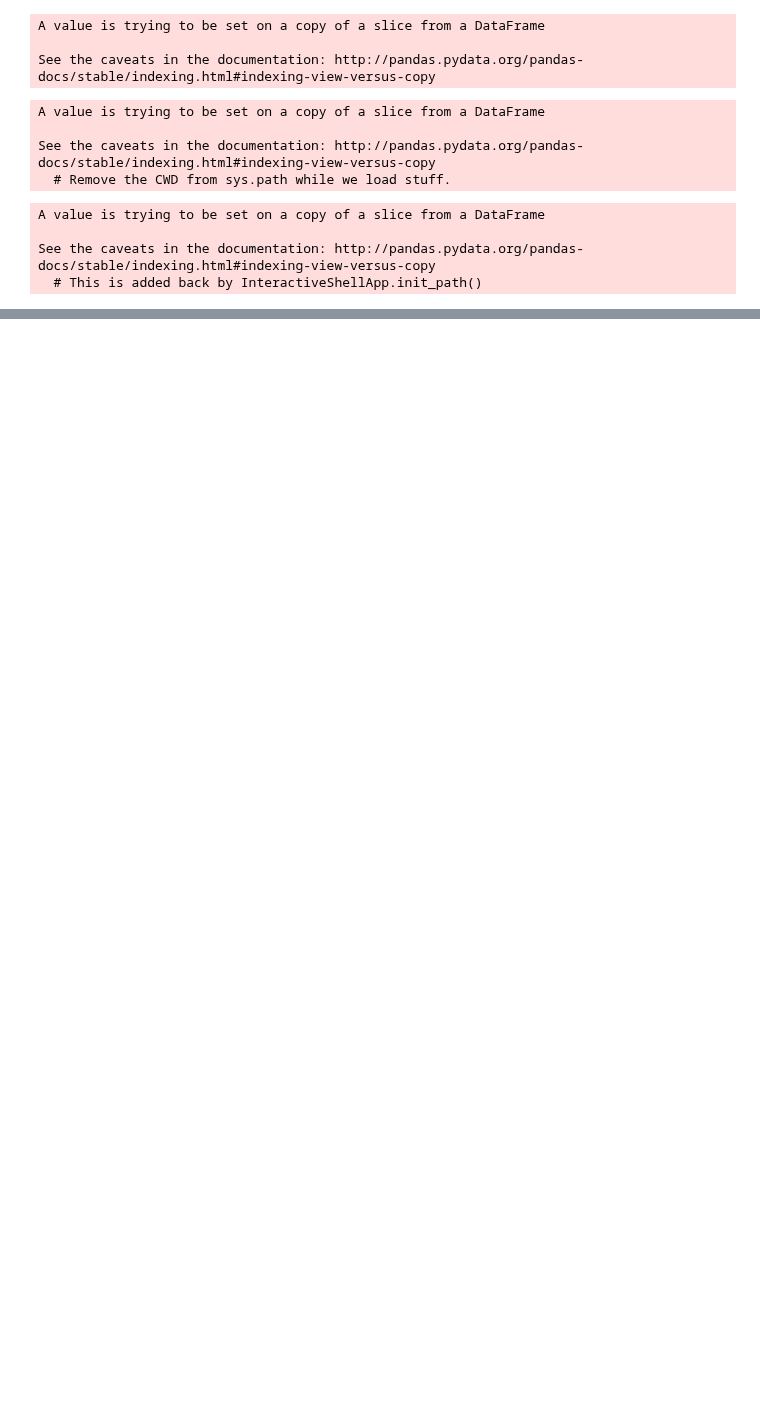
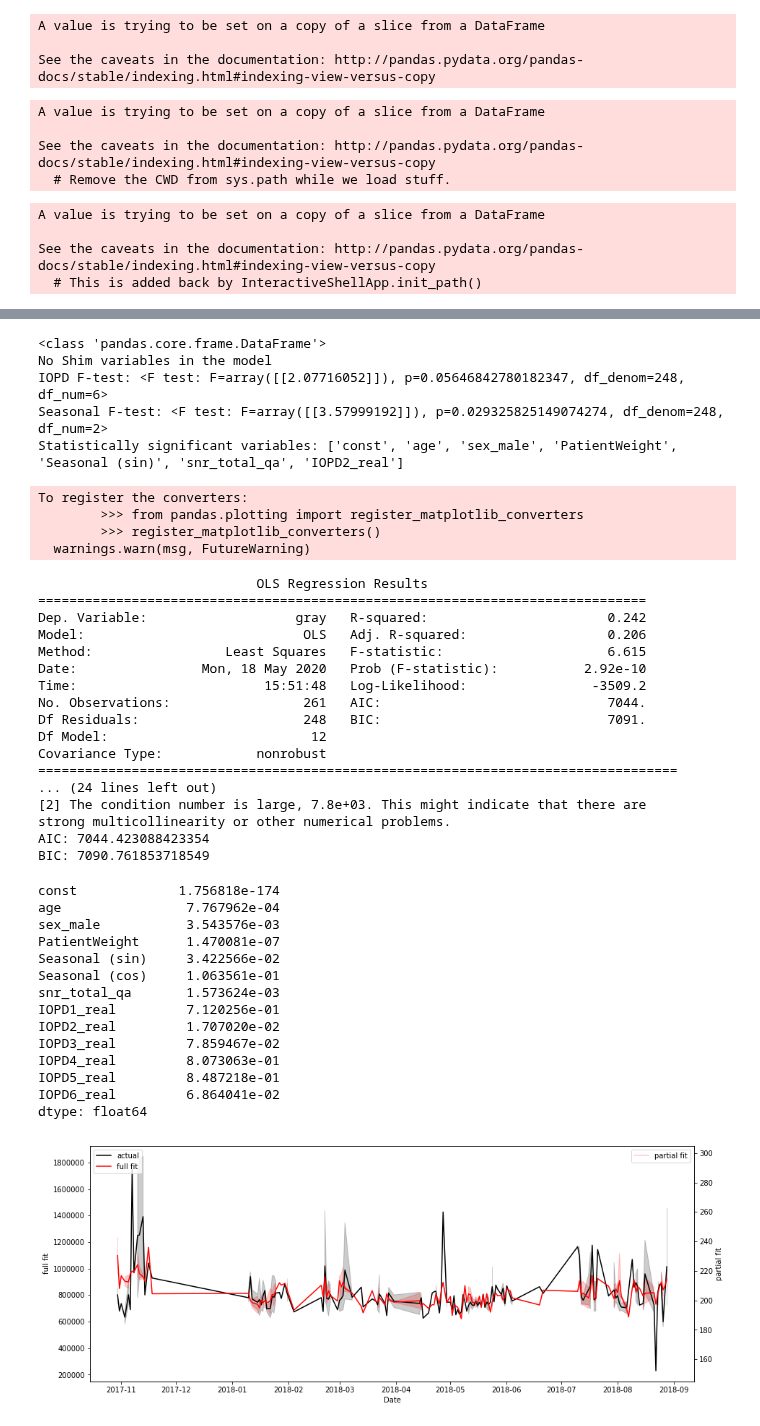
Before and after one commit to proj-nuisance/nuisance, a Jupyter notebook: ipy/nuisance_real_data.ipynb, the cells around one changed output, grey strips where cells are left out. Saved outputs shown, nothing was run; the diff lists cells and outputs as text; code cells hidden in the pictures; blank space fills up the shorter version.

```diff
--- a/ipy/nuisance_real_data.ipynb
+++ b/ipy/nuisance_real_data.ipynb
@@ -126,3 +143,49 @@ BIC: 7090.761853714284
+# %%
+# MAY 18 version vs. JUNE 3 VERSION ABOVE
+hello = regress('gray', Oct14_df, qa=False, real_data = True)
+hello.pvalues
+# %% [output]
+<class 'pandas.core.frame.DataFrame'>
+No Shim variables in the model
+IOPD F-test: <F test: F=array([[2.07716052]]), p=0.05646842780182347, df_denom=248, df_num=6>
+Seasonal F-test: <F test: F=array([[3.57999192]]), p=0.029325825149074274, df_denom=248, df_num=2>
+Statistically significant variables: ['const', 'age', 'sex_male', 'PatientWeight', 'Seasonal (sin)', 'snr_total_qa', 'IOPD2_real']
+To register the converters:
+        >>> from pandas.plotting import register_matplotlib_converters
+        >>> register_matplotlib_converters()
+  warnings.warn(msg, FutureWarning)
+                            OLS Regression Results
+==============================================================================
+Dep. Variable:                   gray   R-squared:                       0.242
+Model:                            OLS   Adj. R-squared:                  0.206
+Method:                 Least Squares   F-statistic:                     6.615
+Date:                Mon, 18 May 2020   Prob (F-statistic):           2.92e-10
+Time:                        15:51:48   Log-Likelihood:                -3509.2
+No. Observations:                 261   AIC:                             7044.
+Df Residuals:                     248   BIC:                             7091.
+Df Model:                          12
+Covariance Type:            nonrobust
+==================================================================================
+... (24 lines left out)
+[2] The condition number is large, 7.8e+03. This might indicate that there are
+strong multicollinearity or other numerical problems.
+AIC: 7044.423088423354
+BIC: 7090.761853718549
+const             1.756818e-174
+age                7.767962e-04
+sex_male           3.543576e-03
+PatientWeight      1.470081e-07
+Seasonal (sin)     3.422566e-02
+Seasonal (cos)     1.063561e-01
+snr_total_qa       1.573624e-03
+IOPD1_real         7.120256e-01
+IOPD2_real         1.707020e-02
+IOPD3_real         7.859467e-02
+IOPD4_real         8.073063e-01
+IOPD5_real         8.487218e-01
+IOPD6_real         6.864041e-02
+dtype: float64
+[figure, added]
 # %%
 # WITH ONLY SNR_TOTAL_QA
 regress('gray', Oct14_df, qa=False, real_data = True)
```
Also changed, not shown: parts of 8 cells of this notebook, 2 other files.
